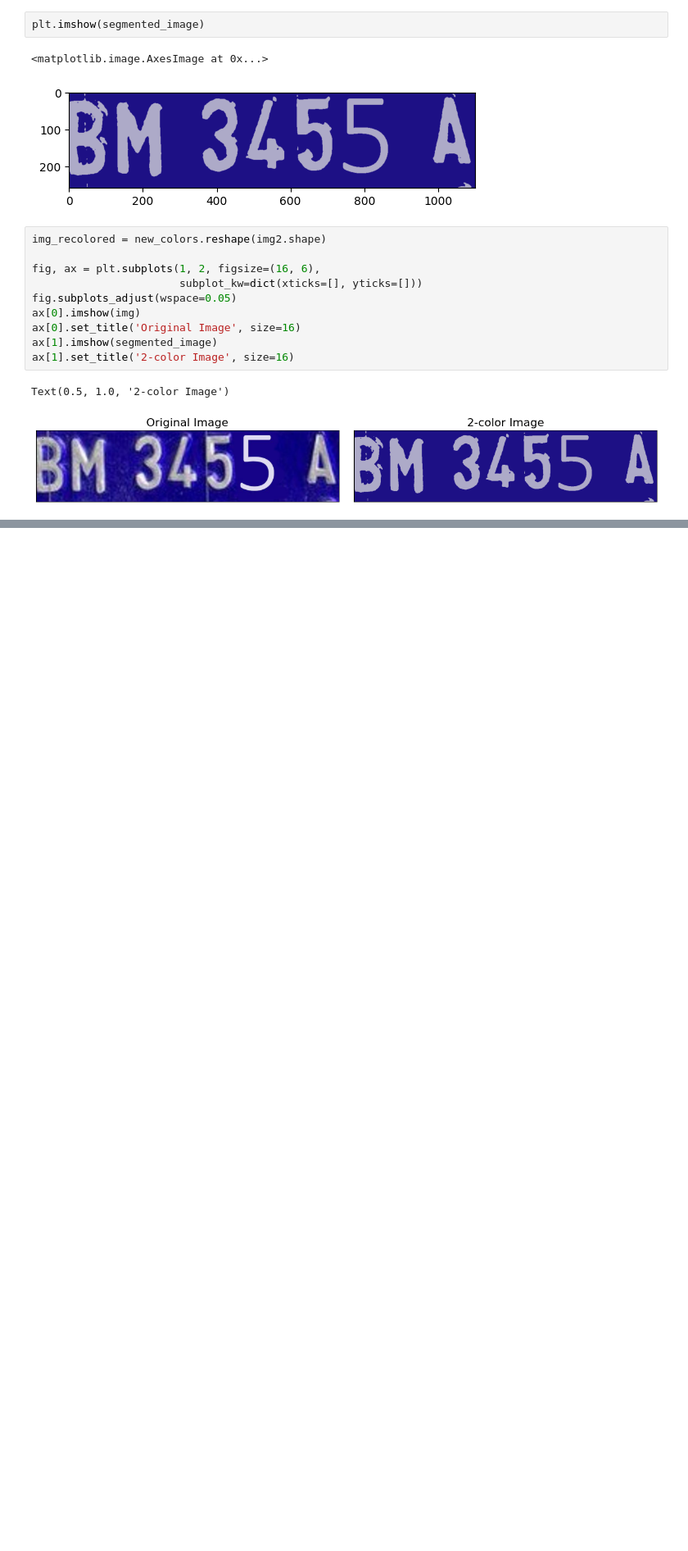
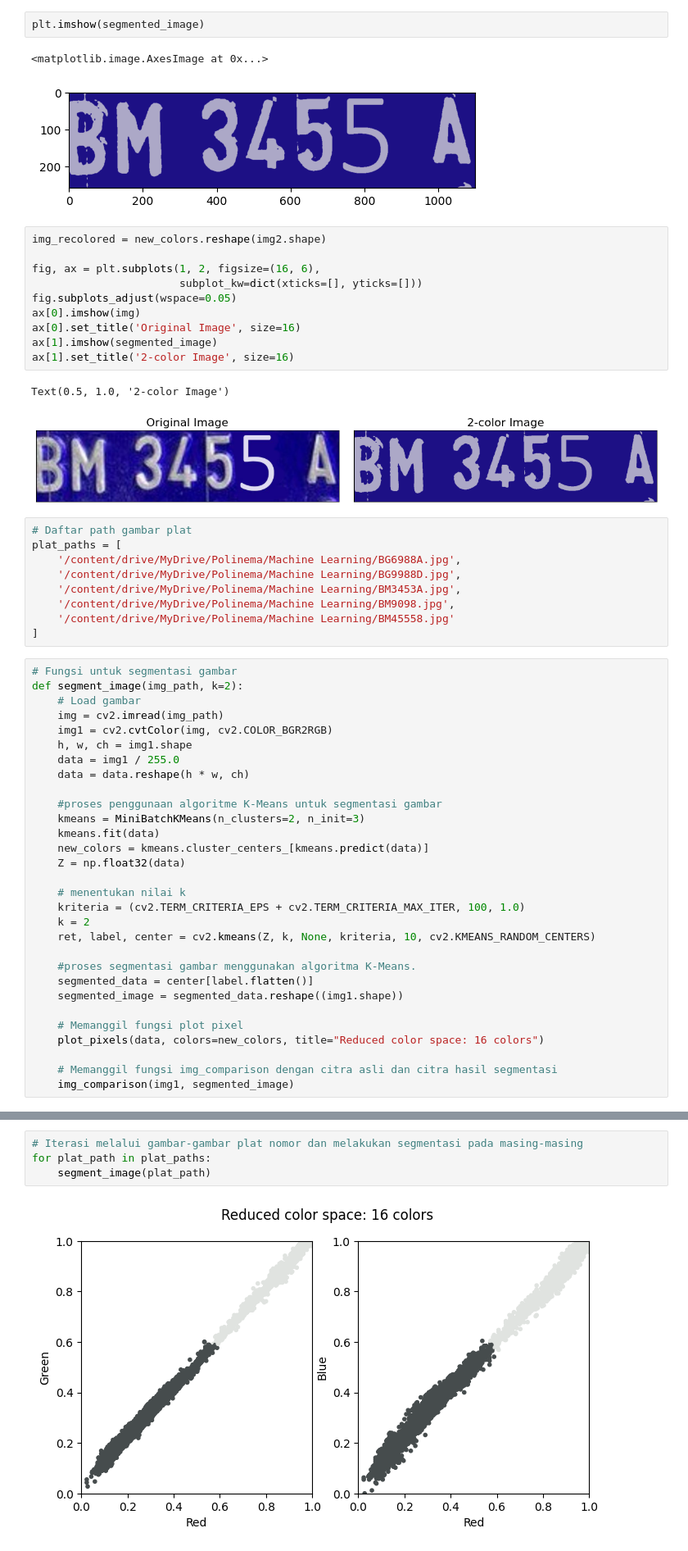
Before and after one commit to Kynantio/MachineLearning, a Jupyter notebook: UTS.ipynb, the cells around one changed output, grey strips where cells are left out. Shown at 82% size. Saved outputs shown, nothing was run; the diff lists cells and outputs as text; blank space fills up the shorter version.

```diff
--- a/UTS.ipynb
+++ b/UTS.ipynb
@@ -169,3 +169,42 @@ ax[1].set_title('2-color Image', size=16)
 # %% [output]
 Text(0.5, 1.0, '2-color Image')
 [figure]
+# %%
+# Daftar path gambar plat
+plat_paths = [
+    '/content/drive/MyDrive/Polinema/Machine Learning/BG6988A.jpg',
+    '/content/drive/MyDrive/Polinema/Machine Learning/BG9988D.jpg',
+    '/content/drive/MyDrive/Polinema/Machine Learning/BM3453A.jpg',
+    '/content/drive/MyDrive/Polinema/Machine Learning/BM9098.jpg',
+    '/content/drive/MyDrive/Polinema/Machine Learning/BM45558.jpg'
+]
+# %%
+# Fungsi untuk segmentasi gambar
+def segment_image(img_path, k=2):
+    # Load gambar
+    img = cv2.imread(img_path)
+    img1 = cv2.cvtColor(img, cv2.COLOR_BGR2RGB)
+    h, w, ch = img1.shape
+    data = img1 / 255.0
+    data = data.reshape(h * w, ch)
+
+    #proses penggunaan algoritme K-Means untuk segmentasi gambar
+    kmeans = MiniBatchKMeans(n_clusters=2, n_init=3)
+    kmeans.fit(data)
+    new_colors = kmeans.cluster_centers_[kmeans.predict(data)]
+    Z = np.float32(data)
+
+    # menentukan nilai k
+    kriteria = (cv2.TERM_CRITERIA_EPS + cv2.TERM_CRITERIA_MAX_ITER, 100, 1.0)
+    k = 2
+    ret, label, center = cv2.kmeans(Z, k, None, kriteria, 10, cv2.KMEANS_RANDOM_CENTERS)
+
+    #proses segmentasi gambar menggunakan algoritma K-Means.
+    segmented_data = center[label.flatten()]
+    segmented_image = segmented_data.reshape((img1.shape))
+
+    # Memanggil fungsi plot pixel
+    plot_pixels(data, colors=new_colors, title="Reduced color space: 16 colors")
+
+    # Memanggil fungsi img_comparison dengan citra asli dan citra hasil segmentasi
+    img_comparison(img1, segmented_image)
@@ -171,0 +241,6 @@ Text(0.5, 1.0, '2-color Image')
+# %%
+# Iterasi melalui gambar-gambar plat nomor dan melakukan segmentasi pada masing-masing
+for plat_path in plat_paths:
+    segment_image(plat_path)
+# %% [output]
+[figure, added]
```
Also changed, not shown: parts of 7 cells of this notebook.
